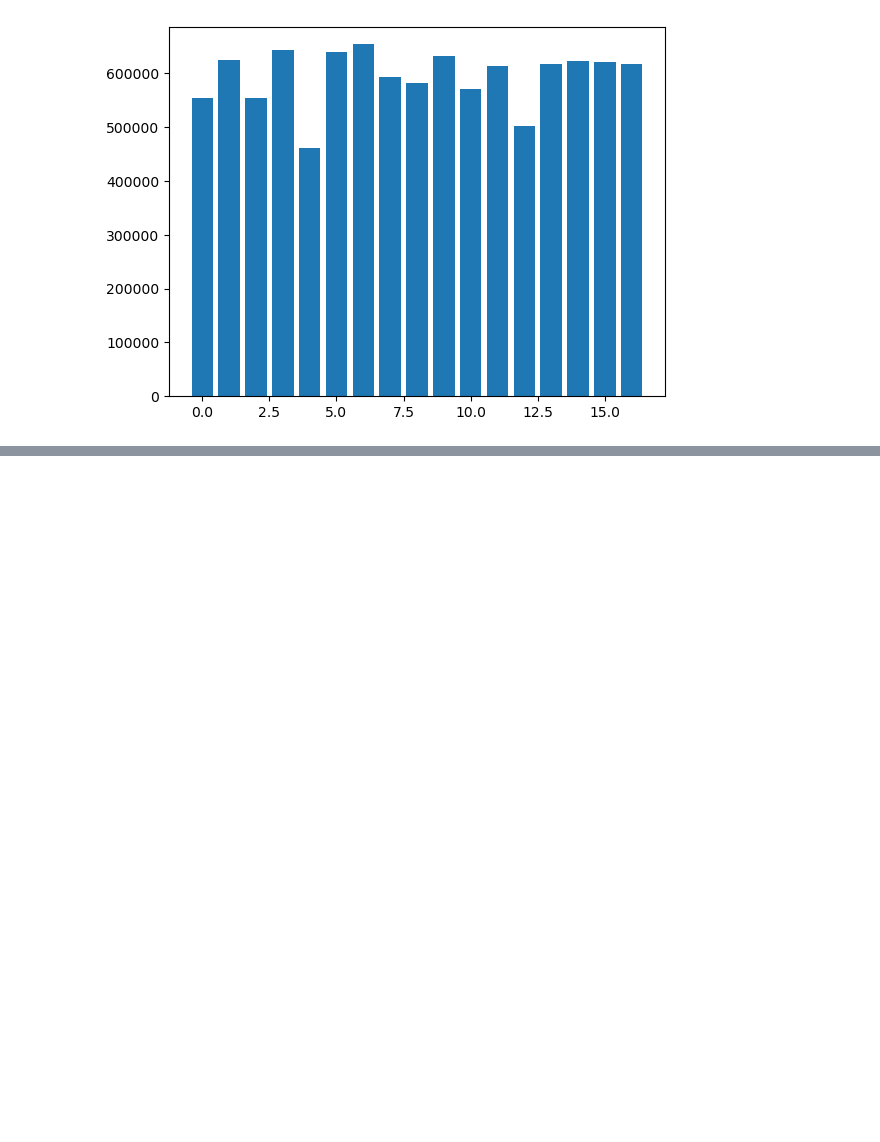
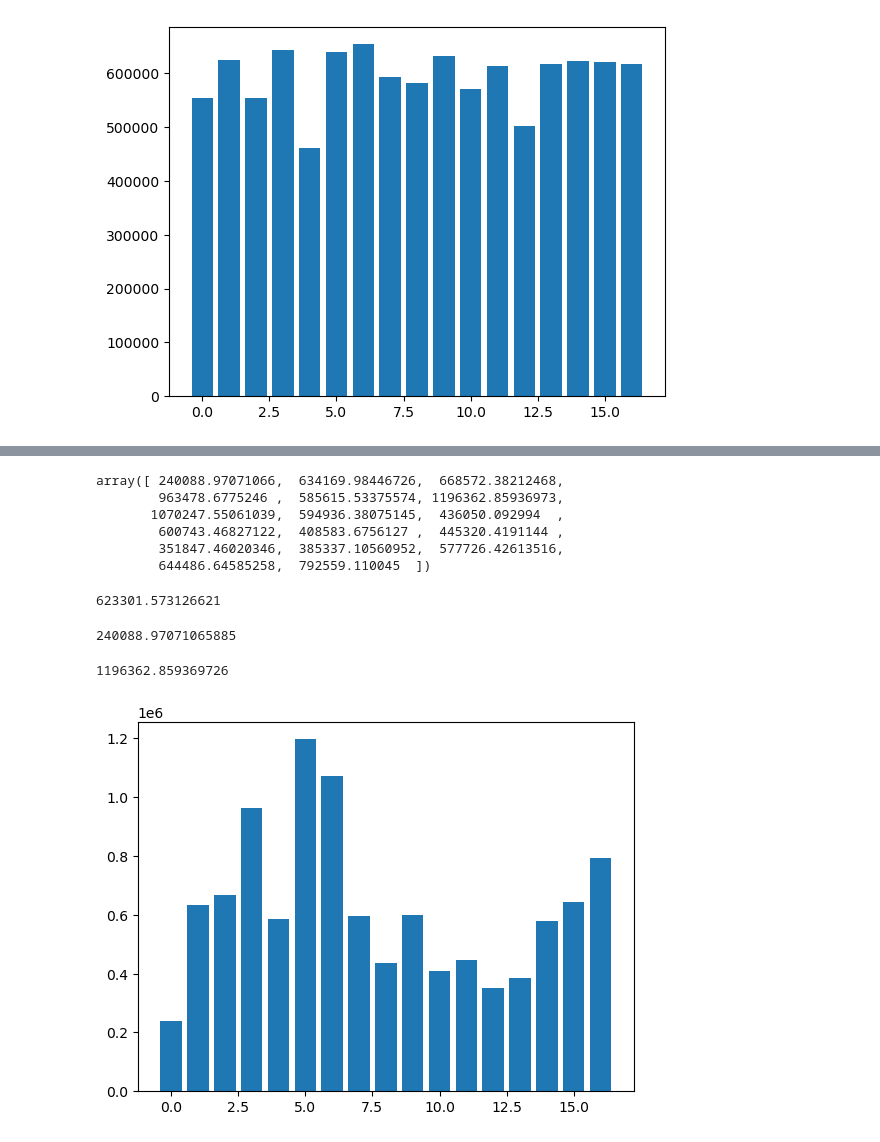
Before and after one commit to Feriga/Capstone2, a Jupyter notebook: 05_Maricopa_modeling.ipynb, the cells around one changed output, grey strips where cells are left out. Cells and saved outputs as stored; diff of their text form; code cells hidden in the pictures; blank space fills up the shorter version.

```diff
--- a/05_Maricopa_modeling.ipynb
+++ b/05_Maricopa_modeling.ipynb
@@ -142,0 +185,5 @@ plt.show()
+# %%
+X_lm = housing_data_lm.loc[housing_data_lm.Zip_Code != 85202, lm_model.X_columns]
+y_lm = housing_data_lm.loc[housing_data_lm.Zip_Code != 85202, 'Sold_Price']
+# %%
+lm_model.fit(X_lm, y_lm)
@@ -142,0 +206,31 @@ plt.show()
+# %%
+X_85202_lm = housing_data_lm.loc[housing_data_lm.Sold_Price == 600000, lm_model.X_columns]
+y_85202_lm = housing_data_lm.loc[housing_data_lm.Sold_Price == 60000]
+# %%
+zipcode_85202_pred_lm = lm_model.predict(X_85202_lm)
+# %%
+zipcode_85202_pred_lm
+# %% [output]
+array([ 240088.97071066,  634169.98446726,  668572.38212468,
+        963478.6775246 ,  585615.53375574, 1196362.85936973,
+       1070247.55061039,  594936.38075145,  436050.092994  ,
+        600743.46827122,  408583.6756127 ,  445320.4191144 ,
+        351847.46020346,  385337.10560952,  577726.42613516,
+        644486.64585258,  792559.110045  ])
+# %%
+zipcode_85202_pred_lm.mean()
+# %% [output]
+623301.573126621
+# %%
+zipcode_85202_pred_lm.min()
+# %% [output]
+240088.97071065885
+# %%
+zipcode_85202_pred_lm.max()
+# %% [output]
+1196362.859369726
+# %%
+plt.bar(np.arange(len(zipcode_85202_pred_lm)),zipcode_85202_pred_lm)
+plt.show()
+# %% [output]
+[figure, added]
```
Also changed, not shown: parts of 48 cells of this notebook, 1 other file.
